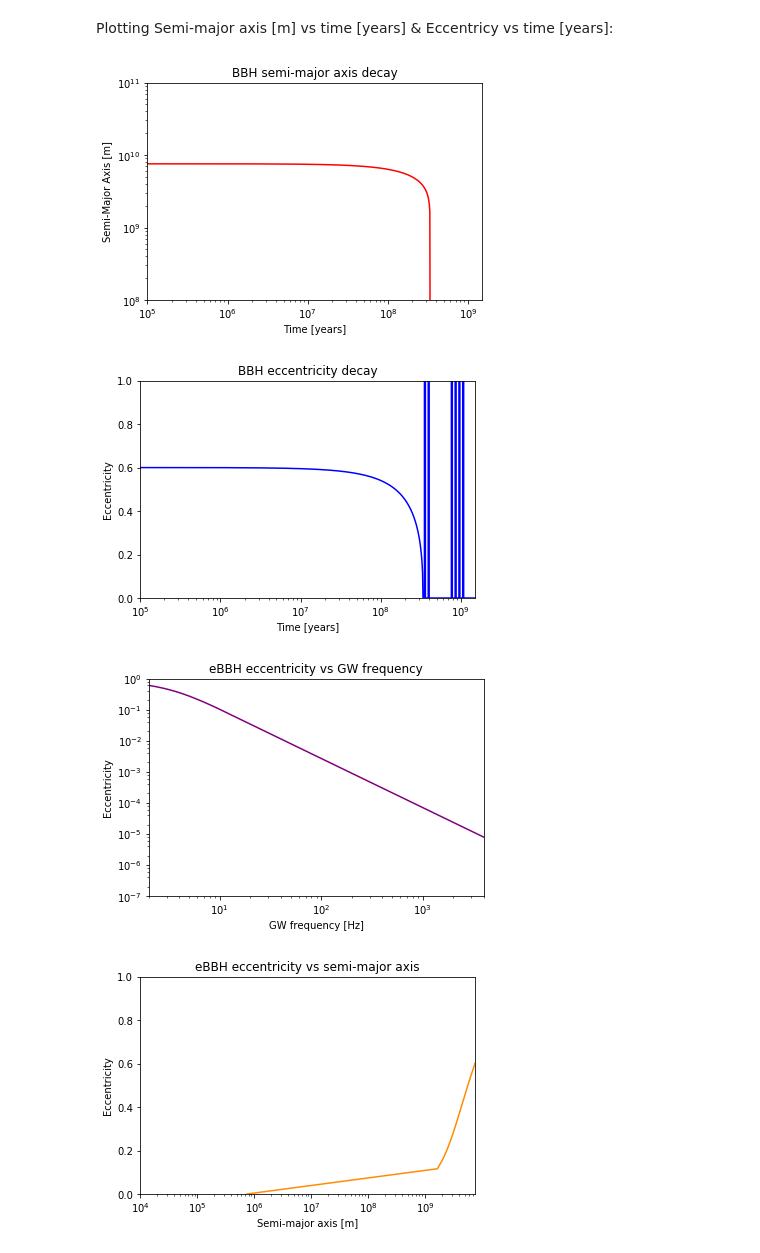
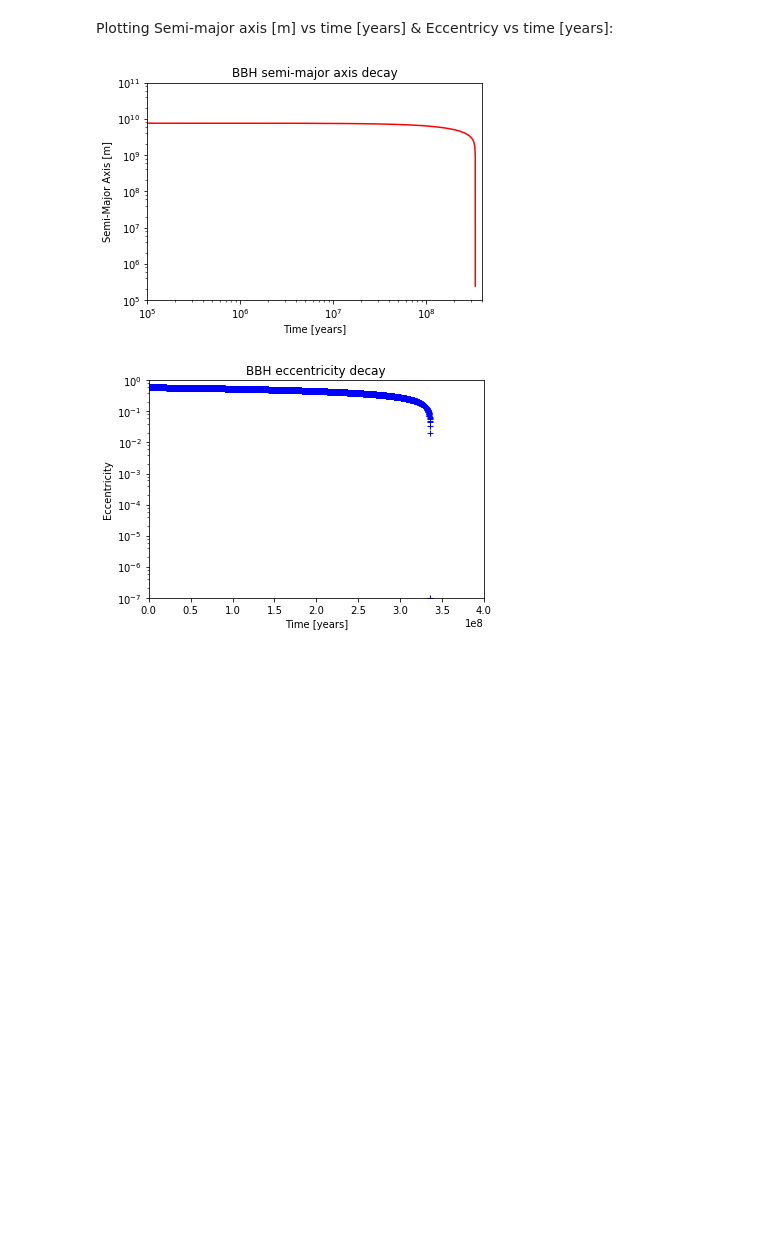
Before and after one commit to mlower/eBBHProject, a Jupyter notebook: eBBH_decay.ipynb, the cells around one changed output. Saved outputs shown, nothing was run; the diff lists cells and outputs as text; code cells hidden in the pictures; blank space fills up the shorter version.

```diff
--- a/eBBH_decay.ipynb
+++ b/eBBH_decay.ipynb
@@ -51,8 +51,8 @@ def dOdt(O,t=0):
         (-304./15. * O[1] * alpha/(O[0]**4*(1. - O[1]**2)**(5./2.)) * (1. + 121./304.*O[1]**2)).si.value
     ])
 # %%
-tmax = (1.5e9*u.yr).si.value                 # maximum time value
-time = np.logspace(-1, np.log10(tmax), 3000) # array of 3000 time values
+tmax = (4e8*u.yr).si.value                 # maximum time value
+time = np.linspace(1, tmax, 3000) # array of 3000 time values
 Init = array([ai, ei])                       # initial conditions
 
 O, infodict = integrate.odeint(dOdt, Init, time, full_output=True)
@@ -70,48 +82,23 @@ Plotting Semi-major axis [m] vs time [years] & Eccentricy vs time [years]:
 # %%
-
-time_year = (time * u.s).to('yr').value
-
 f1 = plt.figure()
 ax1 = f1.add_subplot(111)
 ax1.loglog(time_year,O[:,0],color='red')
 plt.title('BBH semi-major axis decay')
 plt.xlabel('Time [years]')
 plt.ylabel(r'Semi-Major Axis [m]')
 plt.xlim(1e5,max(time_year))
-plt.ylim(1e8,1e11)
+plt.ylim(1e5,1e11)
 plt.show()
 
 f2 = plt.figure()
 ax2 = f2.add_subplot(111)
-ax2.semilogx(time_year,O[:,1],color='blue')
+ax2.semilogy(time_year,O[:,1],'+',color='blue')
 plt.title('BBH eccentricity decay')
 plt.xlabel('Time [years]')
 plt.ylabel(r'Eccentricity')
 plt.xlim(1e5,max(time_year))
 plt.ylim(1e-7,1)
 plt.show()
-
-f3 = plt.figure()
-ax3 = f3.add_subplot(111)
-ax3.loglog(GWfreq,O[:,1],color='purple')
-plt.title('eBBH eccentricity vs GW frequency')
-plt.xlabel('GW frequency [Hz]')
-plt.ylabel(r'Eccentricity')
-plt.xlim(2,4000)
-plt.ylim(1e-7,1)
-plt.show()
-
-f4 = plt.figure()
-ax4 = f4.add_subplot(111)
-ax4.semilogx(O[:,0],O[:,1],'-',color='darkorange')
-plt.title('eBBH eccentricity vs semi-major axis')
-plt.xlabel('Semi-major axis [m]')
-plt.ylabel(r'Eccentricity')
-plt.xlim(1e4,O[1,0])
-plt.ylim(1e-7,1)
-plt.show()
 # %% [output]
-[figure, old version]
+[figure, new version]
-[figure, old version]
+[figure, new version]
-[figure, removed]
-[figure, removed]
```
Also changed, not shown: parts of 4 cells of this notebook.
